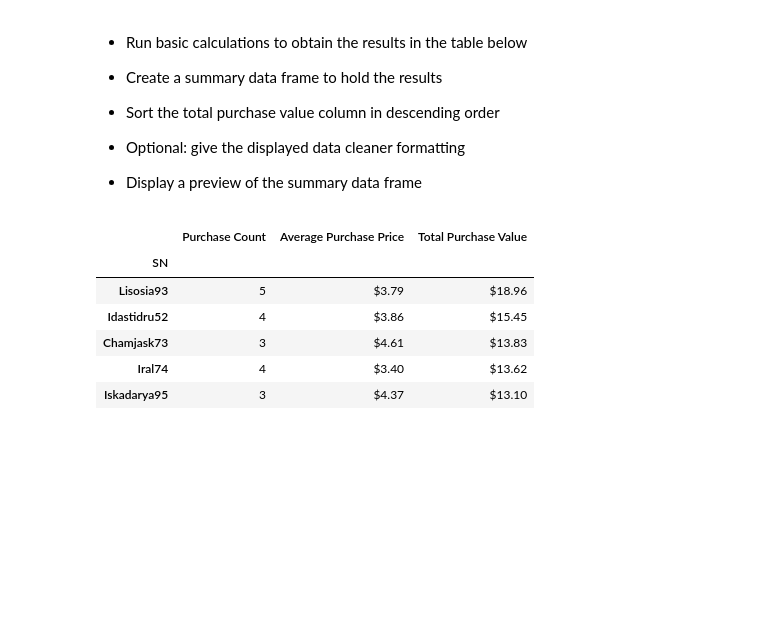
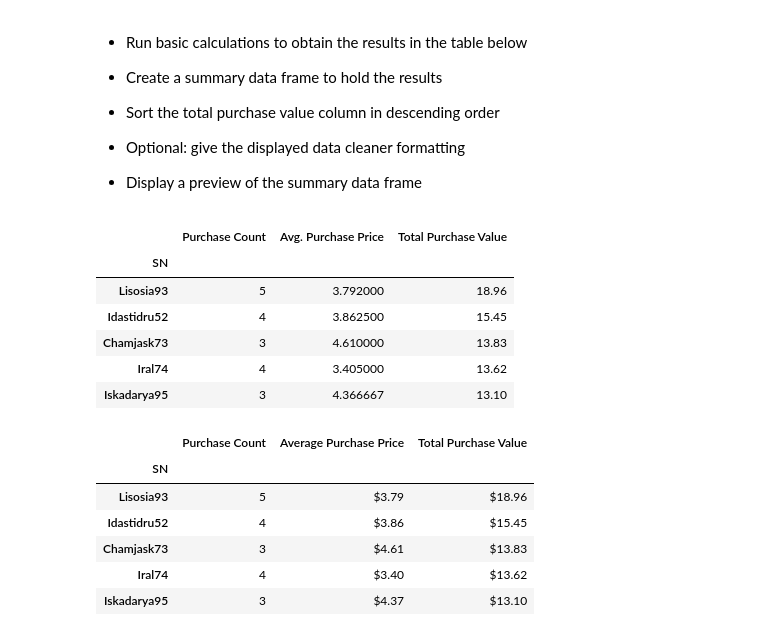
Before and after one commit to azapuchlak/Pandas-Challenge, a Jupyter notebook: HeroesOfPymoli/HeroesOfPymoli.ipynb, the cells around one changed output. Drawn from its saved outputs; the diff is of its cells as text; code cells hidden in the pictures; blank space fills up the shorter version.

```diff
--- a/HeroesOfPymoli/HeroesOfPymoli.ipynb
+++ b/HeroesOfPymoli/HeroesOfPymoli.ipynb
@@ -244,6 +276,39 @@ age_demographic_df.head()
 
 
 * Display a preview of the summary data frame
+# %%
+#Calculate Total # of SN
+sn_total = demographic_group["SN"].nunique()
+
+#Group data by Screen Name
+spender_by_sn = purchase_data_df.groupby("SN")
+
+#Calculate Purchase Count by SN
+purchase_count_sn = spender_by_sn["Purchase ID"].count()
+
+#Calculate Avg. Purchase Price
+avg_purchase_price_sn = spender_by_sn["Price"].mean()
+
+#Calculate Total Purchase Value
+ttl_purchase_value_sn = spender_by_sn["Price"].sum()
+
+#Create a DF with new calculations
+top_spenders_df = pd.DataFrame({"Purchase Count": purchase_count_sn,
+                               "Avg. Purchase Price": avg_purchase_price_sn,
+                               "Total Purchase Value":ttl_purchase_value_sn})
+
+# Organize DF with Sort so that highest values appear first
+sort_topspend = top_spenders_df.sort_values(["Total Purchase Value"], ascending=False)
+
+sort_topspend.head()
+# %% [output]
+|  | Purchase Count | Avg. Purchase Price | Total Purchase Value |
+| SN |  |  |  |
+| Lisosia93 | 5 | 3.792000 | 18.96 |
+| Idastidru52 | 4 | 3.862500 | 15.45 |
+| Chamjask73 | 3 | 4.610000 | 13.83 |
+| Iral74 | 4 | 3.405000 | 13.62 |
+| Iskadarya95 | 3 | 4.366667 | 13.10 |
 # %%
 # %% [output]
 |  | Purchase Count | Average Purchase Price | Total Purchase Value |
```
Also changed, not shown: parts of 2 cells of this notebook.
